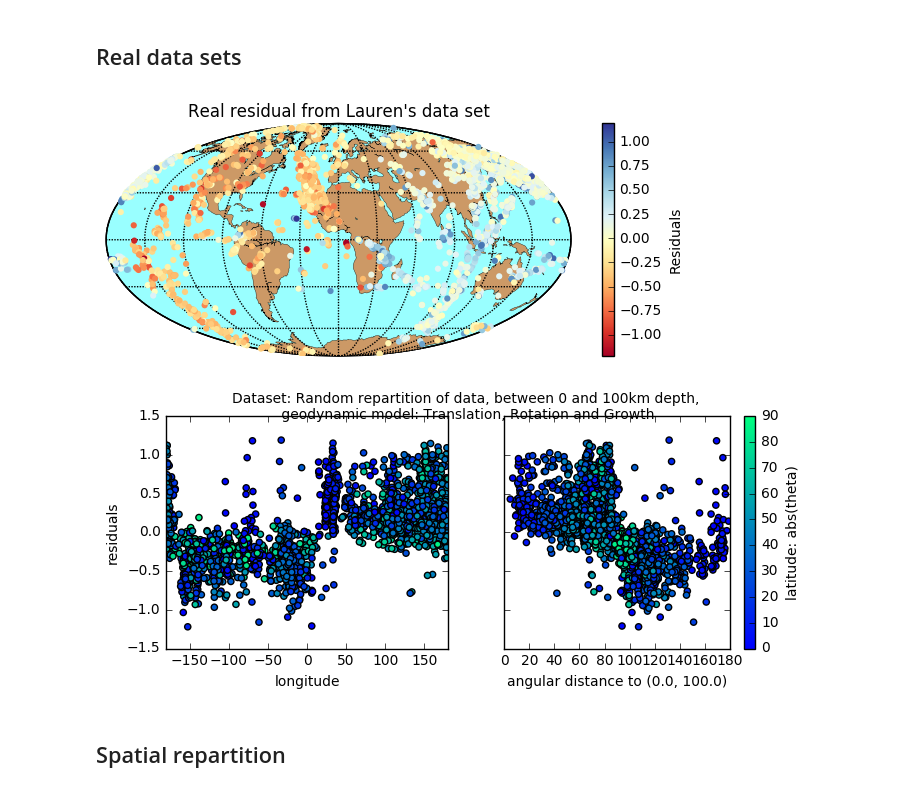
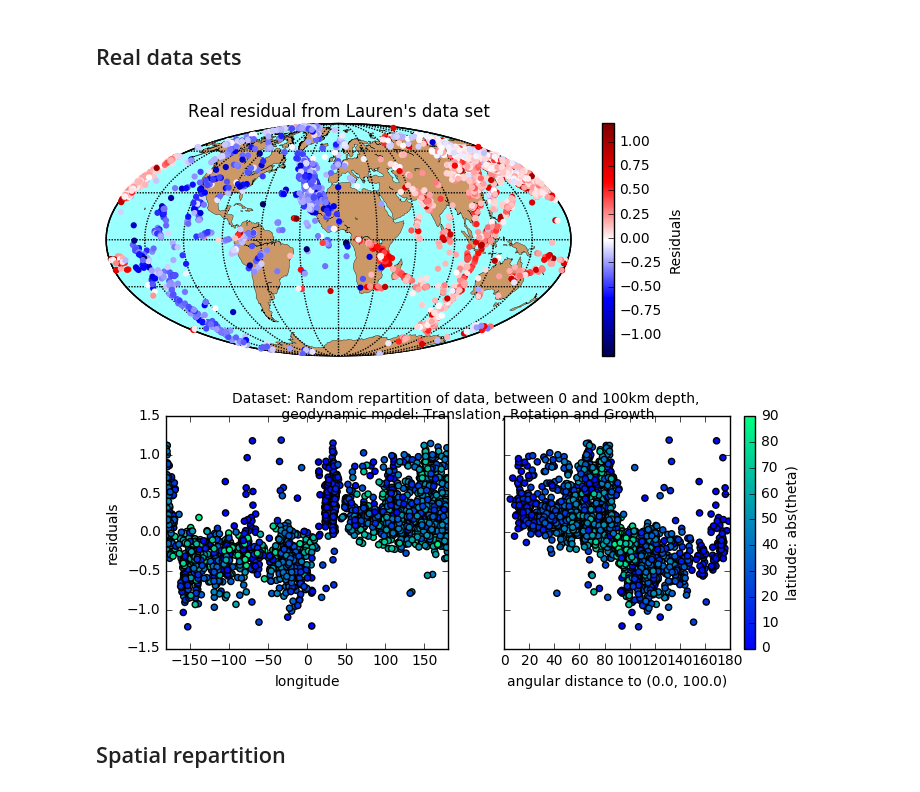
Before and after one commit to MarineLasbleis/GrowYourIC, a Jupyter notebook: FastTranslation.ipynb, the cells around one changed output. Saved outputs shown, nothing was run; the diff lists cells and outputs as text; code cells hidden in the pictures.

```diff
--- a/FastTranslation.ipynb
+++ b/FastTranslation.ipynb
@@ -244,28 +317,28 @@ TypeError: 'float' object is not subscriptable
 # %%
 residual = data_set2.real_residual()
 ## map
 m, fig = plot_data.setting_map()
-cm = plt.cm.get_cmap('RdYlBu')
+cm = plt.cm.get_cmap('seismic')
 x, y = m(p, t)
 sc = m.scatter(x, y, c=residual, zorder=10, cmap=cm, edgecolors='none')
 plt.title("Real residual from Lauren's data set")
 cbar1 = plt.colorbar(sc)
 cbar1.set_label("Residuals")
 ## phi and distance plots
 fig, ax = plt.subplots(1,2, sharey=True)
 cm2 = plt.cm.get_cmap('winter')
 sc1 = ax[0].scatter(p, residual, c=abs(t), cmap=cm2, vmin =-0, vmax =90)
 ax[0].set_xlabel("longitude")
 ax[0].set_ylabel("residuals")
 ax[0].set_xlim([-180, 180])
 sc2 = ax[1].scatter(dist, residual, c=abs(t), cmap=cm2, vmin=-0, vmax =90)
 ax[1].set_xlabel("angular distance to ({}, {})".format(*velocity_center))
 ax[1].set_xlim([0, 180])
 fig.suptitle("Dataset: {},\n geodynamic model: {}".format(data_set_random.name, geodynModel.name))
 cbar2 = fig.colorbar(sc2)
 cbar2.set_label("latitude: abs(theta)")
 # %% [output]
-[figure, old version]
+[figure, new version]
 [figure]
 # %% [markdown]
 ## Spatial repartition
```
Also changed, not shown: parts of 11 cells of this notebook, 8 other files.
